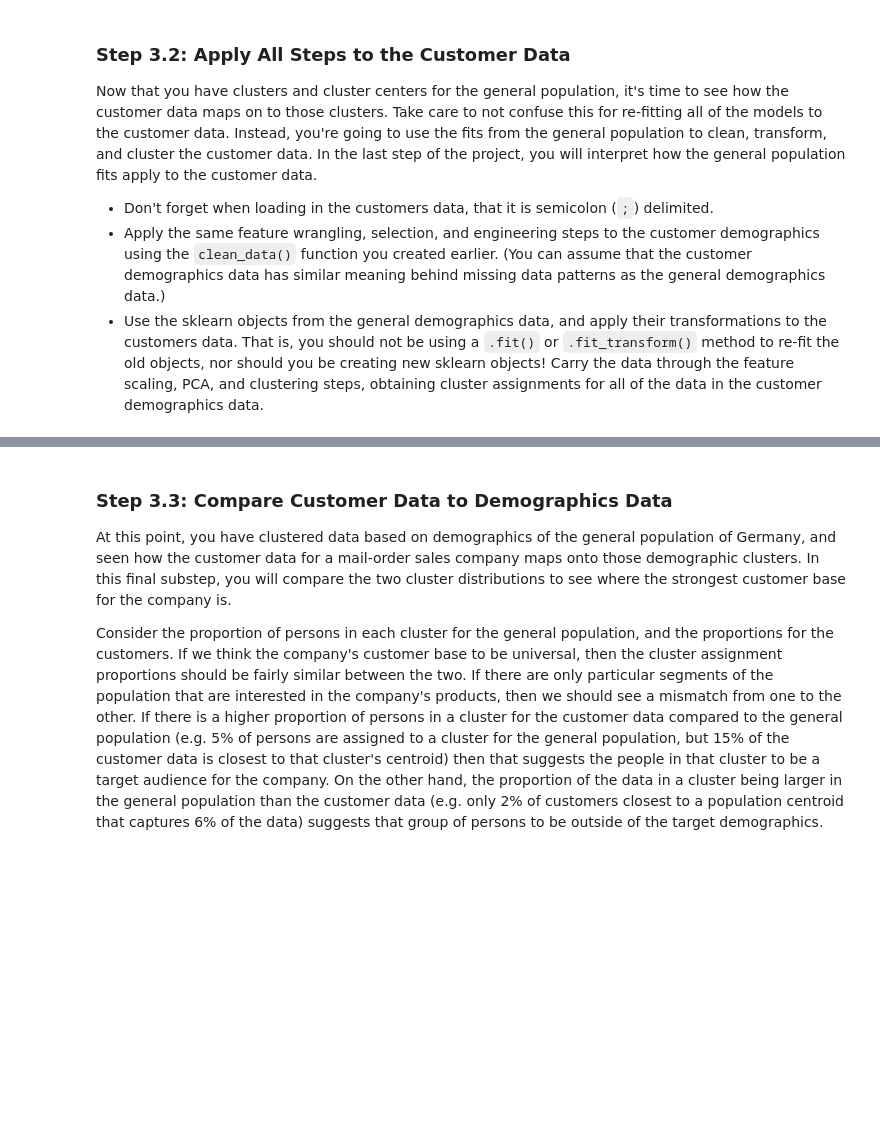
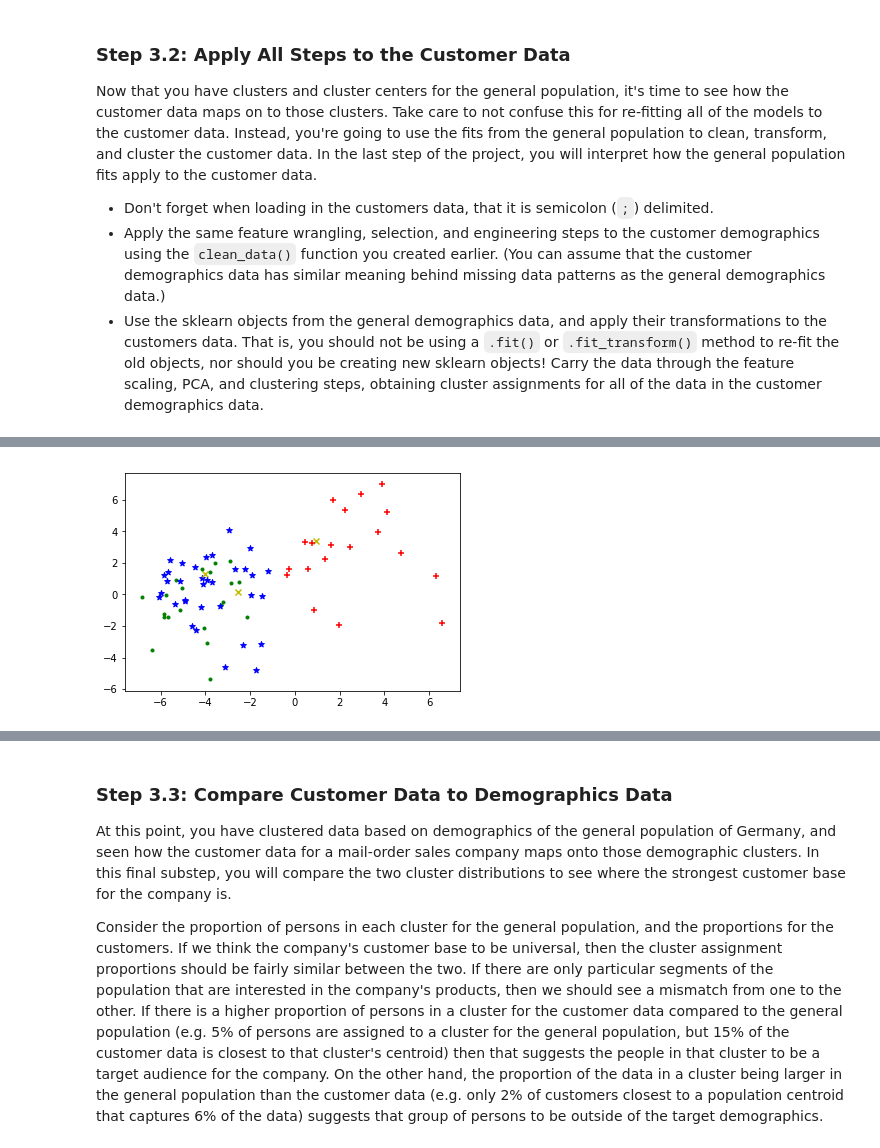
Before and after one commit to noreenwu/customer-segments, a Jupyter notebook: Identify_Customer_Segments.ipynb, the cells around one changed output, grey strips where cells are left out. Cells and saved outputs as stored; diff of their text form; code cells hidden in the pictures; blank space fills up the shorter version.

```diff
--- a/Identify_Customer_Segments.ipynb
+++ b/Identify_Customer_Segments.ipynb
@@ -1892,0 +1990,5 @@ customers =
+# %%
+model_6 = KMeans(n_clusters=6)
+customers_kmeans_transform = model_6.fit_transform(customers_X_pca)
+# %%
+preds = model_6.predict(customers_X_pca)
@@ -1892,0 +1999,16 @@ customers =
+# %%
+for i in range(0, 100):
+    if preds[i] == 0:
+        c1 = plt.scatter(customers_X_pca[i,0],customers_X_pca[i,1],c='r',marker='+')
+    elif preds[i] == 1:
+        c2 = plt.scatter(customers_X_pca[i,0],customers_X_pca[i,1],c='b',marker='*')
+    elif preds[i] == 2:
+        c3 = plt.scatter(customers_X_pca[i,0],customers_X_pca[i,1],c='g',marker='.')
+    elif preds[i] == 3:
+        c4 = plt.scatter(customers_X_pca[i,0],customers_X_pca[i,1],c='y',marker='x')
+
+# pl.legend([c1, c2, c3, c4, c5],['Cluster 1', 'Cluster 0',
+#     'Cluster 2'])
+plt.show()
+# %% [output]
+[figure, added]
```
Also changed, not shown: parts of 26 cells of this notebook, 1 other file.
